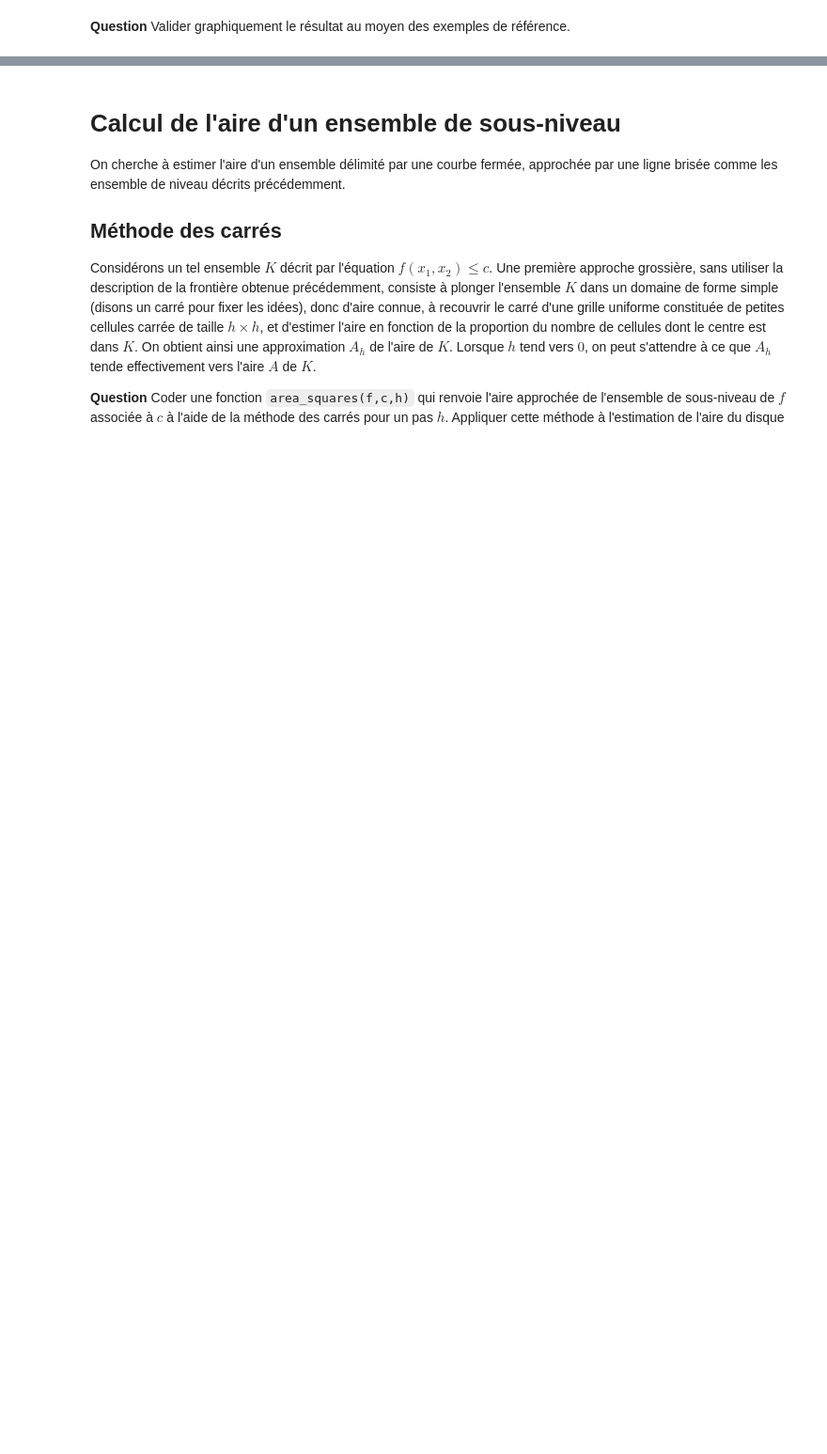
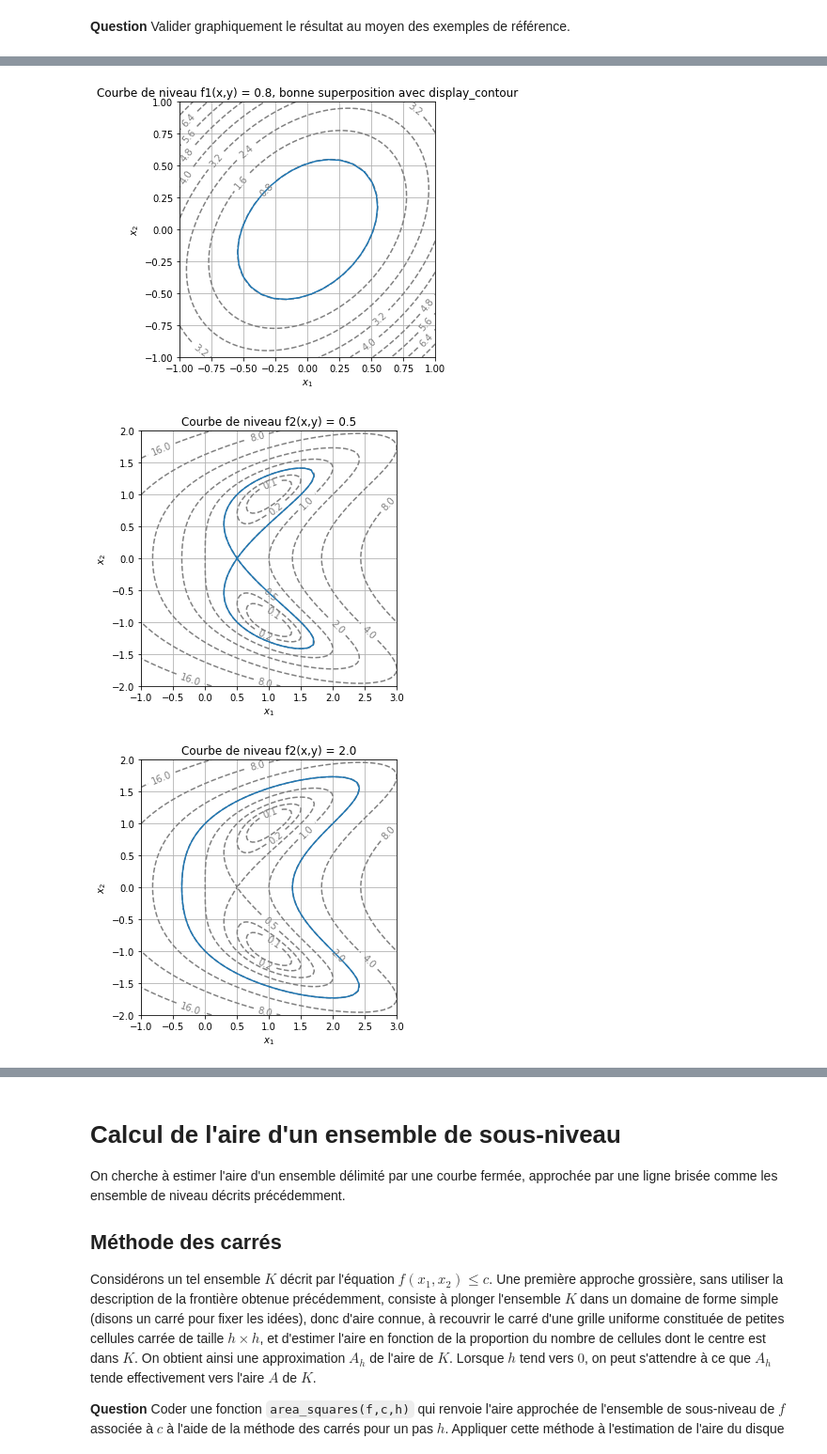
Before and after one commit to EliottBarbier/projet-maths, a Jupyter notebook: Projet numérique - Calcul différentiel.ipynb, the cells around one changed output, grey strips where cells are left out. Shown: that part at 94% size. Drawn from its saved outputs; the diff is of its cells as text; code cells hidden in the pictures; blank space fills up the shorter version.

```diff
--- a/Projet numérique - Calcul différentiel.ipynb
+++ b/Projet numérique - Calcul différentiel.ipynb
@@ -515,0 +381,77 @@ plt.show()
+# %%
+#Avec la fonction f1, classique:
+#La courbe de niveau par level_curve2:
+def F1(x,y):
+    return np.array([f1(x,y)-0.8, x-y])
+x0,y0=Newton(F1, 0.8, 0.8) #Courbe de niveau 0.8
+tab=level_curve2(f1, x0, y0, delta=0.1, N=1000)
+X=tab[0,:]
+Y=tab[1,:]
+#On superpose les niveaux proposés par display_contour:
+display_contour(
+    f1,
+    x=np.linspace(-1.0, 1.0, 100),
+    y=np.linspace(-1.0, 1.0, 100),
+    levels=10
+)
+plt.title('Courbe de niveau f1(x,y) = 0.8, bonne superposition avec display_contour')
+plt.plot(X,Y);
+
+
+
+
+
+#Avec la fonction f2, où ça fait un noeud :
+def F2(x,y):
+    return np.array([f2(x,y)-0.5, x-y])
+x0,y0=Newton(F2, 0.8, 0.8) #Courbe de niveau 0.5
+tab=level_curve2(f2, x0, y0, delta=0.1, N=1000) #On augmente la précision et le nombre de points pour que ça suive bien
+X=tab[0,:]
+Y=tab[1,:]
+display_contour(
+    f2,
+    x=np.linspace(-1.0, 3.0, 100),
+    y=np.linspace(-2.0, 2.0, 100),
+    levels=[2**i for i in range(-3, 8)] # levels: [0.125, 0.25, ..., 64, 128]
+)
+plt.title('Courbe de niveau f2(x,y) = 0.5')
+plt.plot(X,Y);
+
+
+
+#Avec f2 sans le noeud :
+def F2_bis(x,y):
+    return np.array([f2(x,y)-2., x-y])
+x0, y0 = Newton(F2_bis, 0.8, 0.8) #Courbe de niveau 0.5
+tab = level_curve2(f2, x0, y0, delta=0.1, N=1000) #On augmente la précision et le nombre de points pour que ça suive bien
+X = tab[0,:]
+Y = tab[1,:]
+display_contour(
+    f2,
+    x = np.linspace(-1.0, 3.0, 100),
+    y = np.linspace(-2.0, 2.0, 100),
+    levels = [2**i for i in range(-3, 8)] # levels: [0.125, 0.25, ..., 64, 128]
+)
+plt.title('Courbe de niveau f2(x,y) = 2.0')
+plt.plot(X,Y);
+
+
+
+
+
+#Avec la fonction f3:
+tab3 = level_curve2(f3, 0., -3.)
+X3=tab3[0,:]
+Y3=tab3[1,:]
+display_contour(
+    f3,
+    x=np.linspace(-5.0, 5.0, 100),
+    y=np.linspace(-5.0, 5.0, 100),
+    levels=5, # 5 levels, automatically selected
+)
+plt.title('Courbe de niveau f3(x,y) = f3(0,-3)')
+plt.plot(X3,Y3);
+# %% [output]
+[figure, added]
+[figure, added]
+[figure, added]
```
Also changed, not shown: parts of 16 cells of this notebook.
